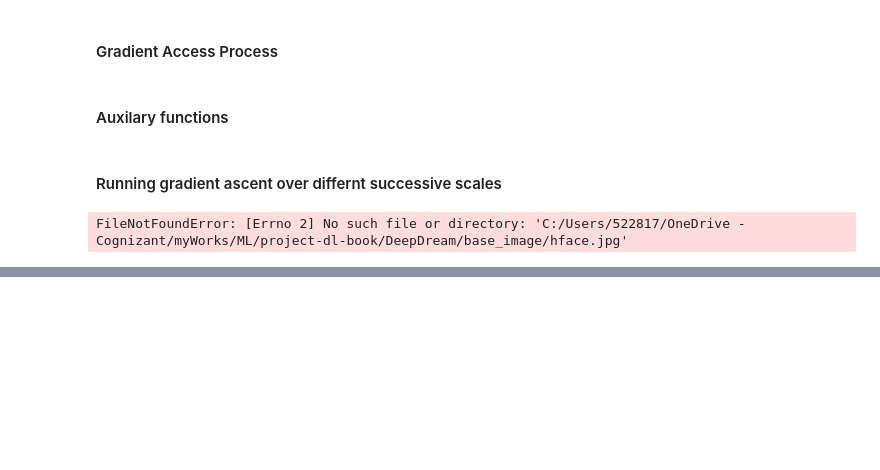
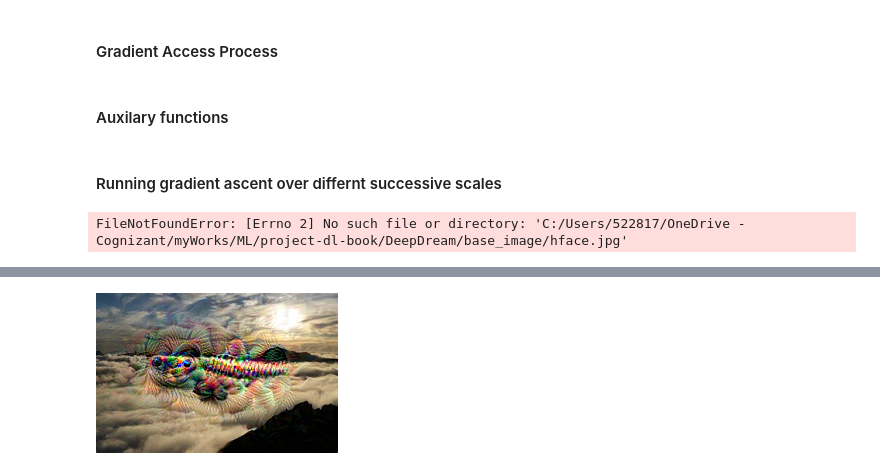
Before and after one commit to git-chinmay/deep_learning_python_book_excs, a Jupyter notebook: DeepDream/DeepDream_Keras.ipynb, the cells around one changed output, grey strips where cells are left out. Drawn from its saved outputs; the diff is of its cells as text; code cells hidden in the pictures; blank space fills up the shorter version.

```diff
--- a/DeepDream/DeepDream_Keras.ipynb
+++ b/DeepDream/DeepDream_Keras.ipynb
@@ -196,0 +216,4 @@ def store_image(img, fname):
+# %%
+local_image2
+# %% [output]
+[figure, added]
```
Also changed, not shown: parts of 4 cells of this notebook, 1 other file.
